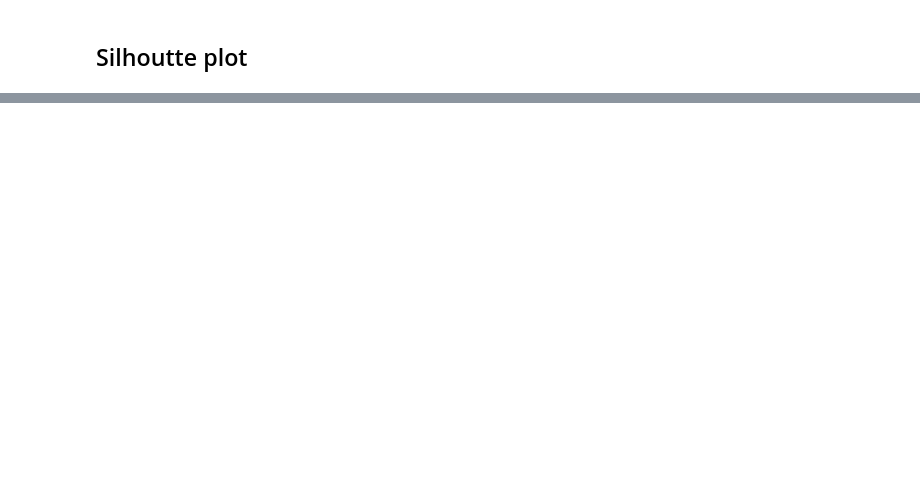
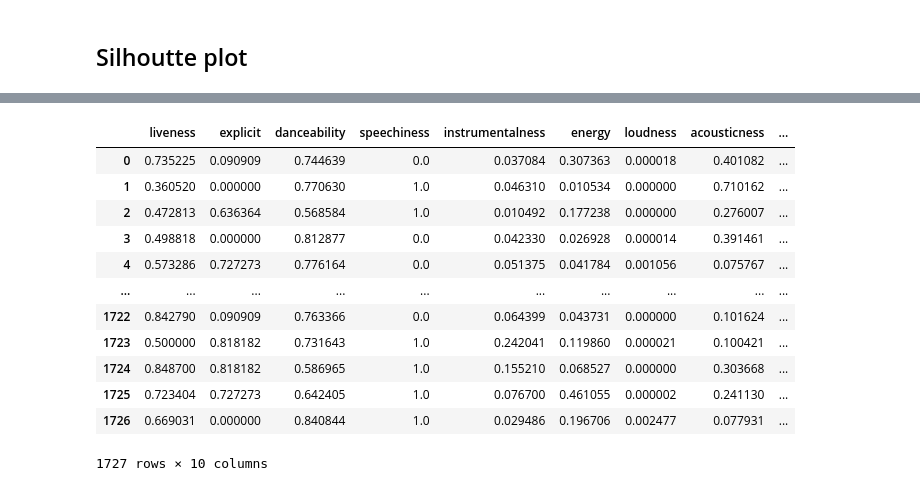
Before and after one commit to AmirH-Moosavi/HarmoniXplorer, a Jupyter notebook: Clustering/k-means.ipynb, the cells around one changed output, grey strips where cells are left out. Cells and saved outputs as stored; diff of their text form; code cells hidden in the pictures; blank space fills up the shorter version.

```diff
--- a/Clustering/k-means.ipynb
+++ b/Clustering/k-means.ipynb
@@ -456,0 +504,28 @@ centroidsTable
+# %%
+Newdf = df
+temp = []
+pca = PCA(2)
+Newdf1 = pca.fit_transform(df)
+data = Newdf1.copy()
+# Newdf = pd.DataFrame(Newdf)
+
+kmeans = KMeans(init='k-means++', n_clusters=3, random_state=0)
+kmeans.fit(data)
+clusterCenters = kmeans.cluster_centers_
+label = kmeans.labels_
+Newdf['label'] = label
+Newdf
+# %% [output]
+|  | liveness | explicit | danceability | speechiness | instrumentalness | energy | loudness | acousticness | ... |
+| 0 | 0.735225 | 0.090909 | 0.744639 | 0.0 | 0.037084 | 0.307363 | 0.000018 | 0.401082 | ... |
+| 1 | 0.360520 | 0.000000 | 0.770630 | 1.0 | 0.046310 | 0.010534 | 0.000000 | 0.710162 | ... |
+| 2 | 0.472813 | 0.636364 | 0.568584 | 1.0 | 0.010492 | 0.177238 | 0.000000 | 0.276007 | ... |
+| 3 | 0.498818 | 0.000000 | 0.812877 | 0.0 | 0.042330 | 0.026928 | 0.000014 | 0.391461 | ... |
+| 4 | 0.573286 | 0.727273 | 0.776164 | 0.0 | 0.051375 | 0.041784 | 0.001056 | 0.075767 | ... |
+| ... | ... | ... | ... | ... | ... | ... | ... | ... | ... |
+| 1722 | 0.842790 | 0.090909 | 0.763366 | 0.0 | 0.064399 | 0.043731 | 0.000000 | 0.101624 | ... |
+| 1723 | 0.500000 | 0.818182 | 0.731643 | 1.0 | 0.242041 | 0.119860 | 0.000021 | 0.100421 | ... |
+| 1724 | 0.848700 | 0.818182 | 0.586965 | 1.0 | 0.155210 | 0.068527 | 0.000000 | 0.303668 | ... |
+| 1725 | 0.723404 | 0.727273 | 0.642405 | 1.0 | 0.076700 | 0.461055 | 0.000002 | 0.241130 | ... |
+| 1726 | 0.669031 | 0.000000 | 0.840844 | 1.0 | 0.029486 | 0.196706 | 0.002477 | 0.077931 | ... |
+1727 rows × 10 columns
```
Also changed, not shown: parts of 21 cells of this notebook.
